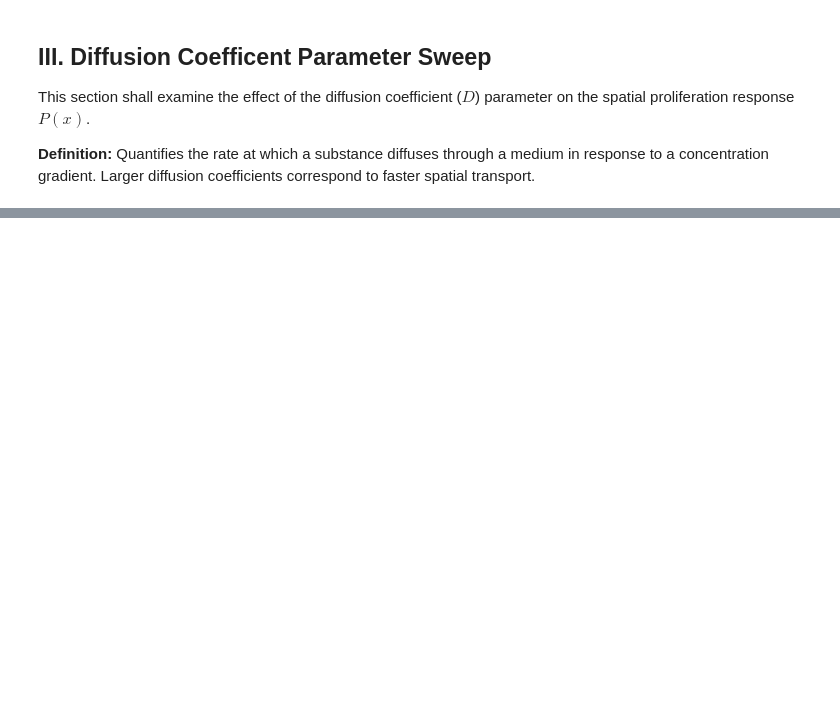
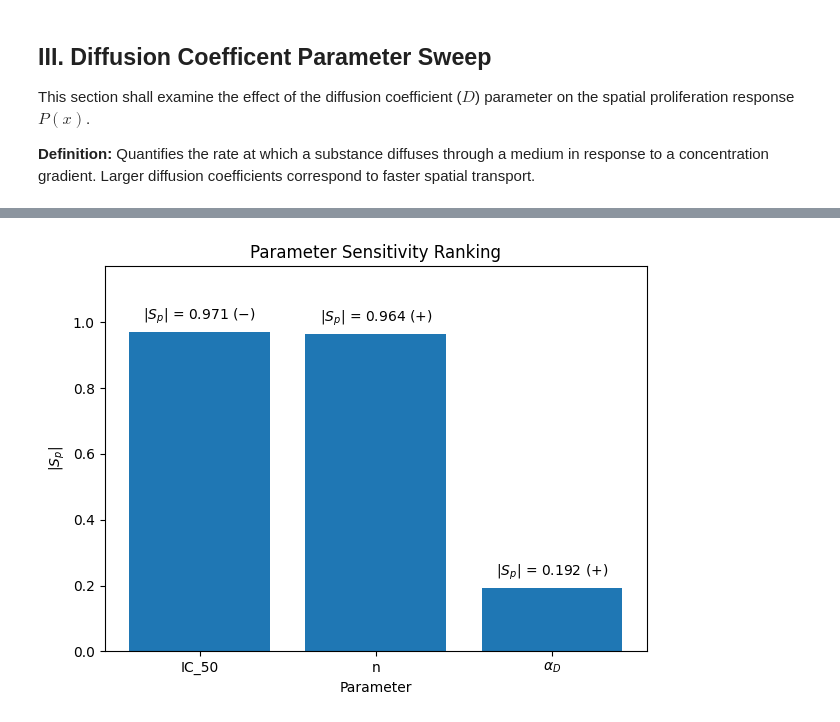
Before and after one commit to abhirym/Drug-Diffusion-Project, a Jupyter notebook: exp05_sensitivity_analysis_v2.ipynb, the cells around one changed output, grey strips where cells are left out. Cells and saved outputs as stored; diff of their text form; code cells hidden in the pictures; blank space fills up the shorter version.

```diff
--- a/exp05_sensitivity_analysis_v2.ipynb
+++ b/exp05_sensitivity_analysis_v2.ipynb
@@ -682,0 +790,30 @@ Generated G last 5: [1.08525526e-06 8.08232019e-07 5.36110584e-07 2.67243664e-07
+# %%
+parameters = ["IC_50", "n", r"$\alpha_D$"]
+S_values = [
+    np.load("saved_parameters/exp05_S_IC50.npy"),
+    np.load("saved_parameters/exp05_S_n.npy"),
+    np.load("saved_parameters/exp05_S_alpha.npy")
+]
+
+magnitudes = np.abs(S_values)
+
+plt.figure(figsize=(7, 5))
+bars = plt.bar(parameters, magnitudes)
+
+plt.xlabel("Parameter")
+plt.ylabel(r"$|S_p|$")
+plt.title("Parameter Sensitivity Ranking")
+
+for bar, S in zip(bars, S_values):
+    plt.text(
+        bar.get_x() + bar.get_width() / 2,
+        bar.get_height() + 0.02,
+        f"$|S_p|$ = {abs(S):.3f} ({'+' if S > 0 else '−'})",
+        ha="center",
+        va="bottom"
+    )
+
+plt.ylim(0, max(magnitudes) + 0.2)
+plt.show()
+# %% [output]
+[figure, added]
```
Also changed, not shown: parts of 15 cells of this notebook, 10 other files.
